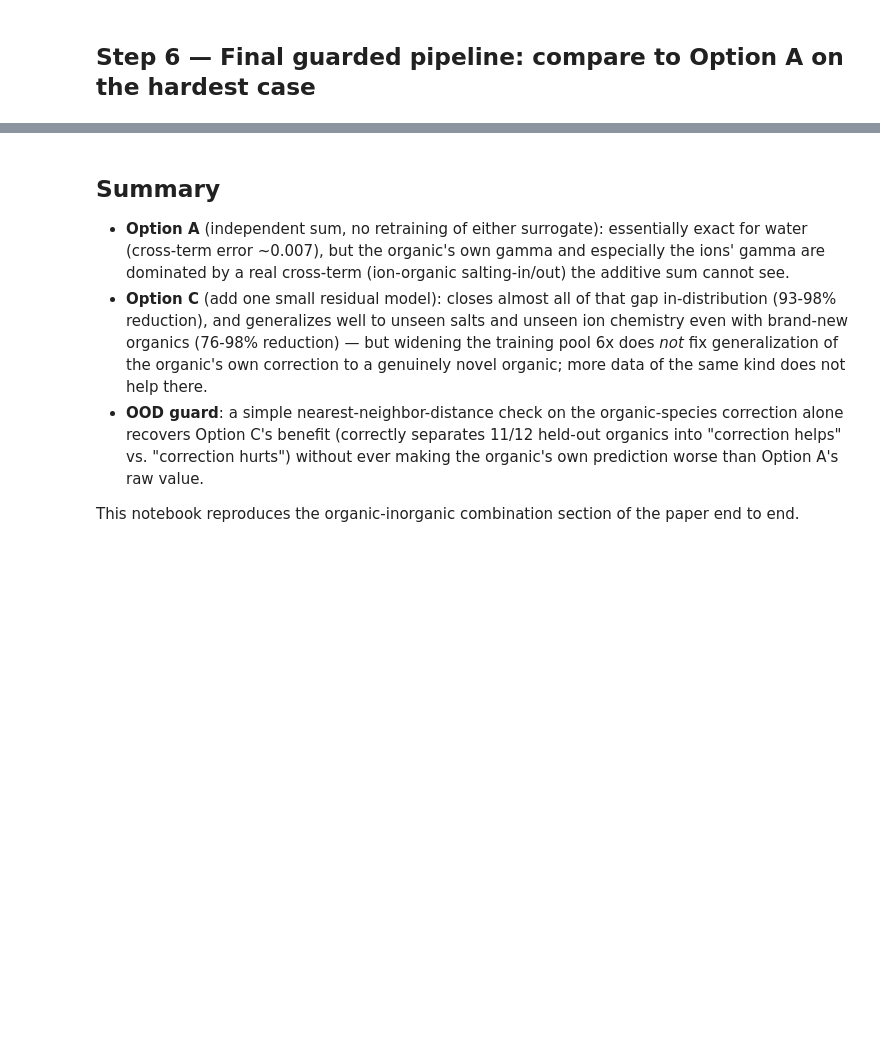
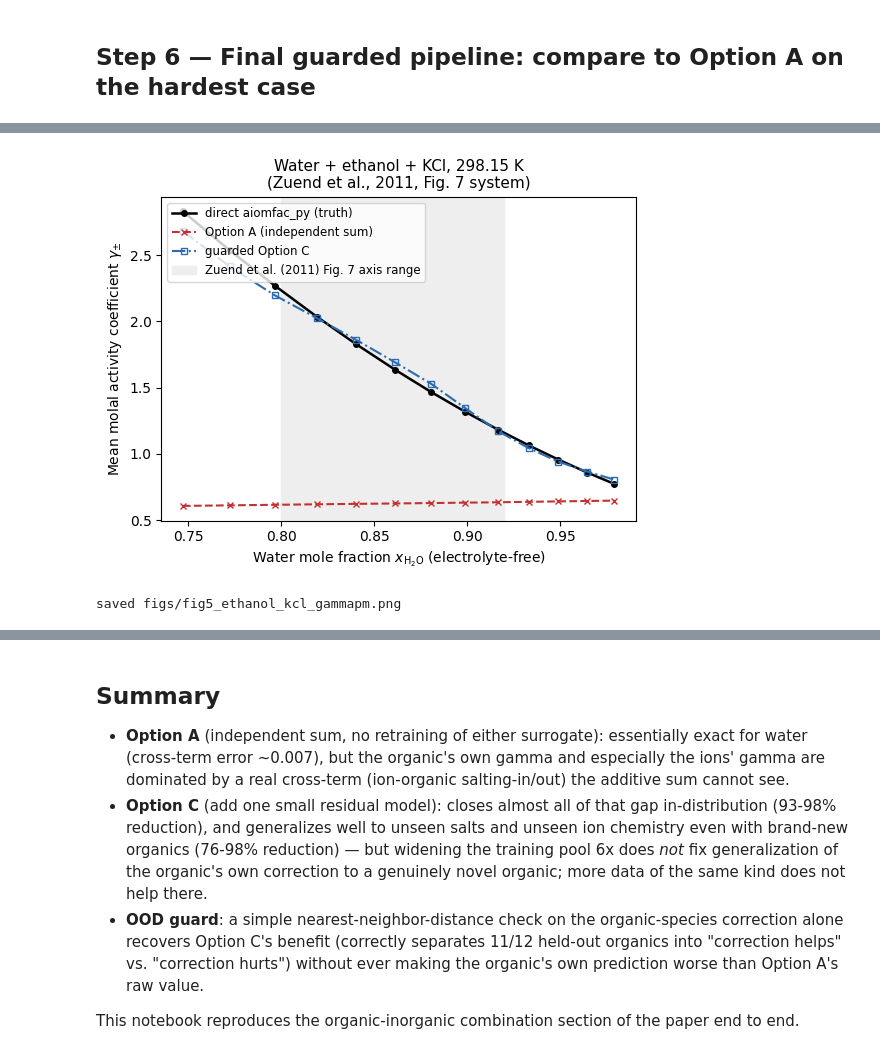
Before and after one commit to SeoulTechPSE/aiomfac-surrogates, a Jupyter notebook: part2_inorganic_surrogate/organic_inorganic_combination/02_combination_notebook.ipynb, the cells around one changed output, grey strips where cells are left out. Cells and saved outputs as stored; diff of their text form; code cells hidden in the pictures; blank space fills up the shorter version.

```diff
--- a/part2_inorganic_surrogate/organic_inorganic_combination/02_combination_notebook.ipynb
+++ b/part2_inorganic_surrogate/organic_inorganic_combination/02_combination_notebook.ipynb
@@ -757,0 +901,16 @@ correction only when nn_distance <= calibrated threshold, otherwise keep Option
+# %%
+ethanol_wtf_grid = np.round(np.linspace(0.05, 0.45, 13), 3)
+table9 = worked_example("OCC", "ethanol", "K+", "Cl-",
+                         wtf_organic_grid=ethanol_wtf_grid, wtf_salt_grid=[0.03])
+print(f"\n(n={table9['n']} compositions)")
+
+gamma_pm_truth = np.sqrt(np.exp(table9["cation"]["truth"]) * np.exp(table9["anion"]["truth"]))
+gamma_pm_a = np.sqrt(np.exp(np.array([r["pred_cation"] for r in table9["rows"]])) *
+                      np.exp(np.array([r["pred_anion"] for r in table9["rows"]])))
+gamma_pm_c = np.sqrt(np.exp(table9["cation"]["pred_c"]) * np.exp(table9["anion"]["pred_c"]))
+mae_pm_a = float(np.mean(np.abs(gamma_pm_truth - gamma_pm_a)))
+mae_pm_c = float(np.mean(np.abs(gamma_pm_truth - gamma_pm_c)))
+rel_a = 100 * mae_pm_a / np.mean(gamma_pm_truth)
+rel_c = 100 * mae_pm_c / np.mean(gamma_pm_truth)
+print(f"\ngamma_+/- (mean molal)  Option A MAE={mae_pm_a:.3f} ({rel_a:.1f}%)   "
+      f"Option C (guarded) MAE={mae_pm_c:.3f} ({rel_c:.1f}%)")
@@ -757,0 +927,29 @@ correction only when nn_distance <= calibrated threshold, otherwise keep Option
+# %%
+x_water_mole = []
+for r in table9["rows"]:
+    wtf_o, wtf_s = r["wtf_organic"], r["wtf_salt"]
+    wtf_w = 1.0 - wtf_o - wtf_s
+    n_w, n_o = wtf_w / 18.015, wtf_o / 46.07
+    x_water_mole.append(n_w / (n_w + n_o))  # electrolyte-free water mole fraction
+x_water_mole = np.array(x_water_mole)
+order = np.argsort(x_water_mole)
+
+fig, ax = plt.subplots(figsize=(5.6, 4.4))
+ax.plot(x_water_mole[order], gamma_pm_truth[order], "-", color="k", linewidth=1.8, marker="o", markersize=4,
+        label="direct aiomfac_py (truth)")
+ax.plot(x_water_mole[order], gamma_pm_a[order], "--", color="#c53030", linewidth=1.5, marker="x", markersize=5,
+        label="Option A (independent sum)")
+ax.plot(x_water_mole[order], gamma_pm_c[order], "-.", color="#2b6cb0", linewidth=1.5, marker="s", markersize=4,
+        markerfacecolor="none", label="guarded Option C")
+ax.axvspan(0.80, 0.92, color="#eee", zorder=0, label="Zuend et al. (2011) Fig. 7 axis range")
+ax.set_xlabel(r"Water mole fraction $x_{\mathrm{H_2O}}$ (electrolyte-free)")
+ax.set_ylabel(r"Mean molal activity coefficient $\gamma_{\pm}$")
+ax.set_title("Water + ethanol + KCl, 298.15 K\n(Zuend et al., 2011, Fig. 7 system)", fontsize=11)
+ax.legend(loc="upper left", fontsize=8.5, frameon=True)
+fig.tight_layout()
+fig.savefig("figs/fig5_ethanol_kcl_gammapm.png", dpi=150, bbox_inches="tight")
+plt.show()
+print("saved figs/fig5_ethanol_kcl_gammapm.png")
+# %% [output]
+[figure, added]
+saved figs/fig5_ethanol_kcl_gammapm.png
```
Also changed, not shown: parts of 19 cells of this notebook, 9 other files.
